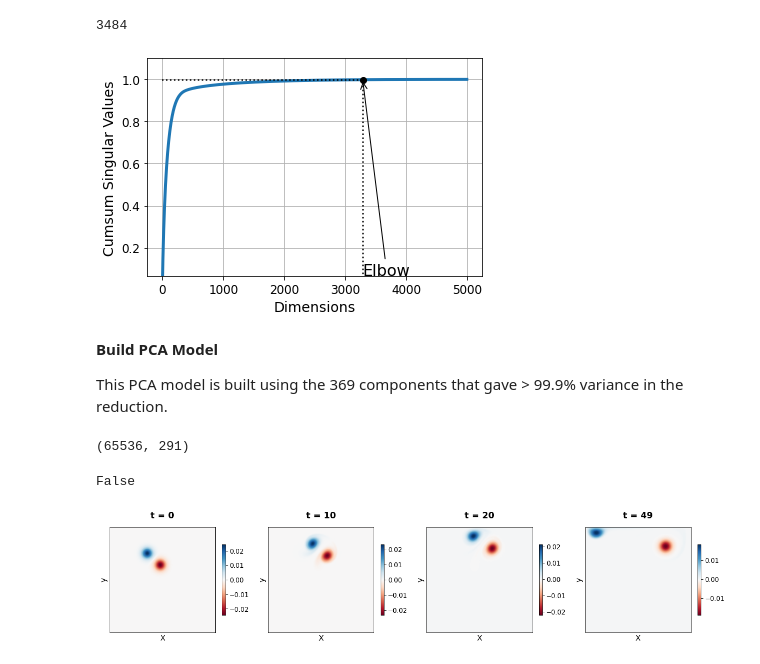
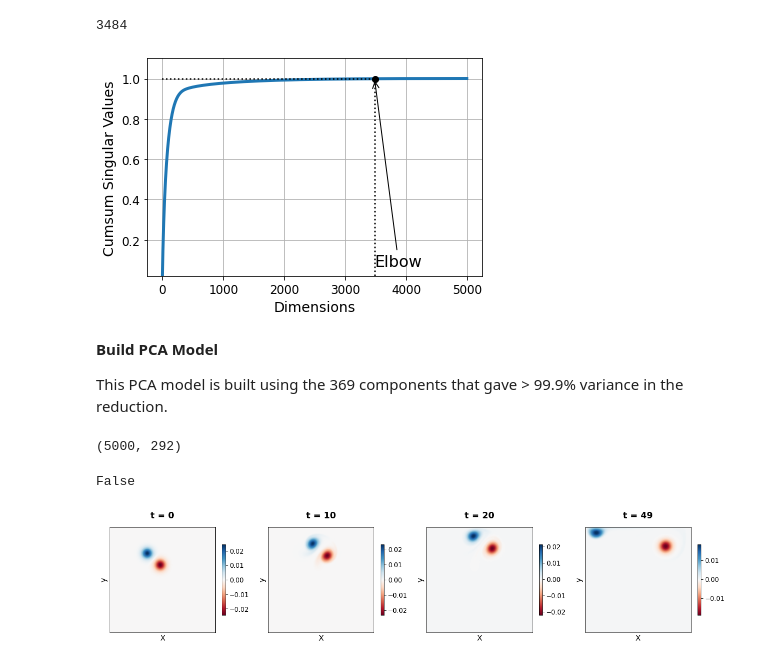
Before and after one commit to mustaphajola/msc-irp, a Jupyter notebook: PredGAN/Compression.ipynb, the cells around one changed output. Saved outputs shown, nothing was run; the diff lists cells and outputs as text; code cells hidden in the pictures.

```diff
--- a/PredGAN/Compression.ipynb
+++ b/PredGAN/Compression.ipynb
@@ -224,5 +303,5 @@ X_train3d.shape
 # %%
 normalize = False # flag to normalize training data before PCA or not.
-X_train1d = X_train3d.reshape((-1, nx*nx)).transpose()
+X_train1d = X_train3d.reshape((-1, nx*nx))
 X_train1d.shape
 # %% [output]
@@ -236,7 +315,7 @@ if(normalize):
   X_train1d = StandardScaler().fit_transform(X_train1d)
 
 # Initiate PCA
-pca = PCA(X_train1d.shape[1])
+pca = PCA(X_train1d.shape[0])
 X_train_pca = pca.fit_transform(X_train1d)
 print(X_train_pca.shape)
 # %% [output]
@@ -278,20 +353,21 @@ n_components_sv
 # %% [output]
 3484
 # %%
+d = n_components_sv
 plt.figure(figsize=(6,4))
 plt.plot(cumsum_sv, linewidth=3)
 plt.xlabel("Dimensions")
 plt.ylabel("Cumsum Singular Values")
-plt.ylim([cumsum_eig[0],1.1])
+plt.ylim([cumsum_sv[0],1.1])
 plt.plot([d, d], [0, p], "k:")
 plt.plot([0, d], [p, p], "k:")
 plt.plot(d, p, "ko")
 plt.annotate("Elbow", xy=(d, p), xytext=(d, cumsum_sv[0]+0.05),
              arrowprops=dict(arrowstyle="->"), fontsize=16)
 plt.grid(True)
 plt.show()
 # %% [output]
-[figure, old version]
+[figure, new version]
 # %% [markdown]
 **Build PCA Model**
 
@@ -303,7 +379,7 @@ X_reconstruct = pca_rom.inverse_transform(X_train_pca)
 print(X_train_pca.shape)
 np.allclose(X_reconstruct, X_train1d)
 # %% [output]
-(65536, 291)
+(5000, 292)
 False
 # %%
 # Comparing actual data and pca reduced data
```
Also changed, not shown: parts of 15 cells of this notebook.
